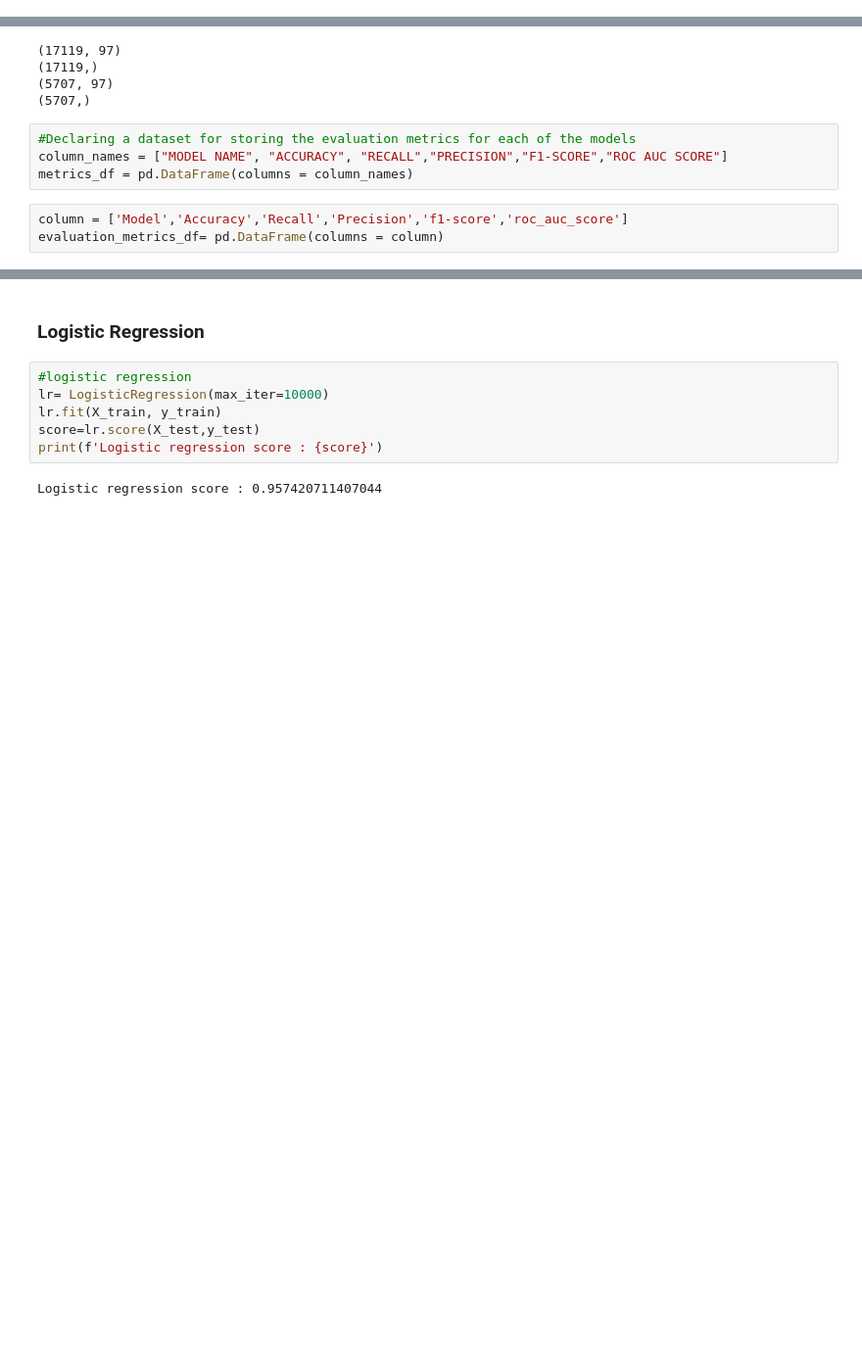
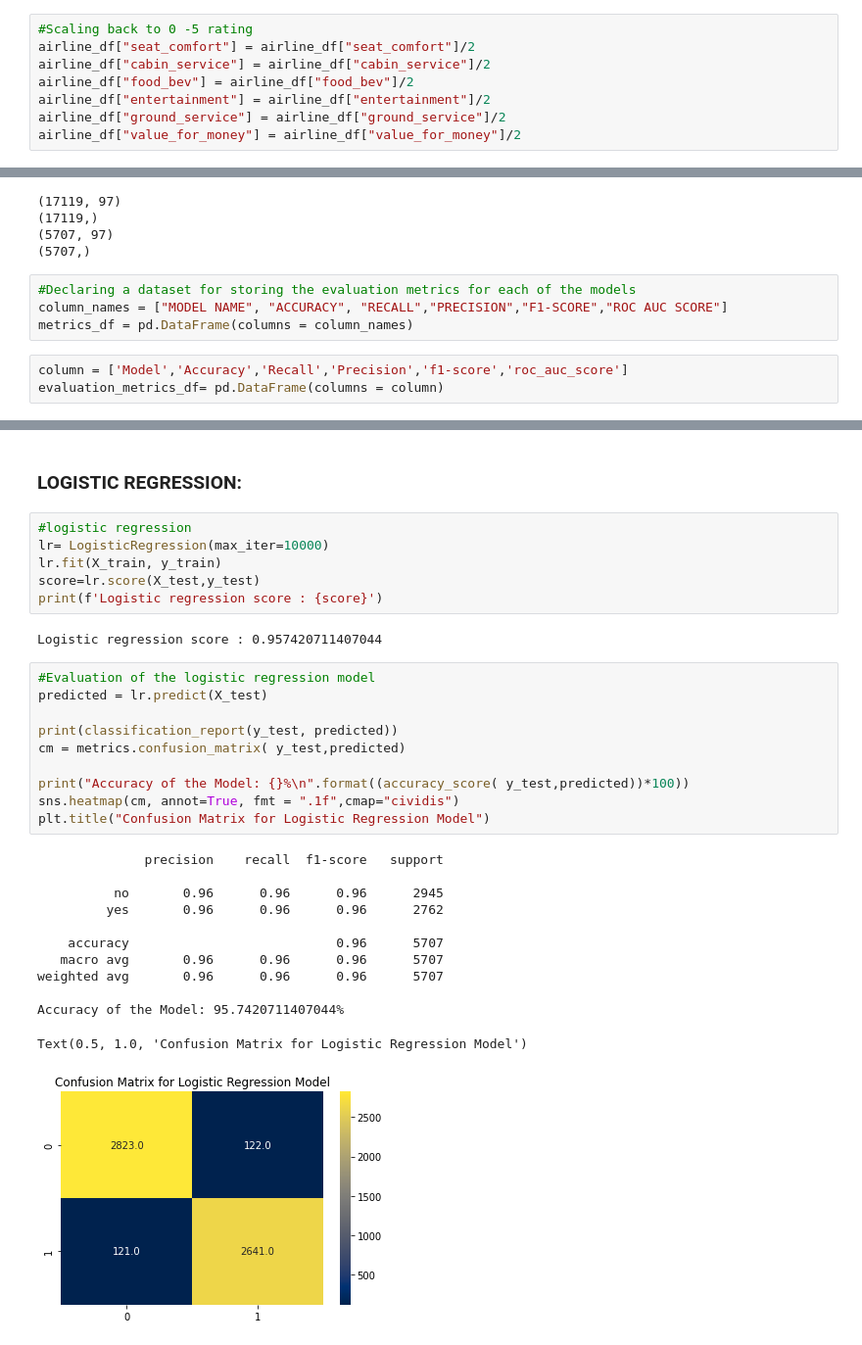
Before and after one commit to paulsoumyadip/airline_referral, a Jupyter notebook: Airline_Passenger_referral_prediction_.ipynb, the cells around one changed output, grey strips where cells are left out. Shown at 98% size. Cells and saved outputs as stored; diff of their text form; blank space fills up the shorter version.

```diff
--- a/Airline_Passenger_referral_prediction_.ipynb
+++ b/Airline_Passenger_referral_prediction_.ipynb
@@ -646,6 +649,14 @@ Index(['overall', 'seat_comfort', 'cabin_service', 'food_bev', 'entertainment',
       dtype='object')
 # %% [markdown]
 # **MODEL IMPLEMENTATION:**
+# %%
+#Scaling back to 0 -5 rating
+airline_df["seat_comfort"] = airline_df["seat_comfort"]/2
+airline_df["cabin_service"] = airline_df["cabin_service"]/2
+airline_df["food_bev"] = airline_df["food_bev"]/2
+airline_df["entertainment"] = airline_df["entertainment"]/2
+airline_df["ground_service"] = airline_df["ground_service"]/2
+airline_df["value_for_money"] = airline_df["value_for_money"]/2
 # %% [markdown]
  *Split into train and test:*
 # %%
@@ -689,5 +702,5 @@ def evaluation_metric(model,y_test,pred_value,metric_df):
-# %% [markdown]
-### Logistic Regression
+# %% [markdown]
+### **LOGISTIC REGRESSION:**
 # %%
 #logistic regression
 lr= LogisticRegression(max_iter=10000)
@@ -696,3 +709,26 @@ score=lr.score(X_test,y_test)
 print(f'Logistic regression score : {score}')
 # %% [output]
 Logistic regression score : 0.957420711407044
+# %%
+#Evaluation of the logistic regression model
+predicted = lr.predict(X_test)
+
+print(classification_report(y_test, predicted))
+cm = metrics.confusion_matrix( y_test,predicted)
+
+print("Accuracy of the Model: {}%\n".format((accuracy_score( y_test,predicted))*100))
+sns.heatmap(cm, annot=True, fmt = ".1f",cmap="cividis")
+plt.title("Confusion Matrix for Logistic Regression Model")
+# %% [output]
+              precision    recall  f1-score   support
+
+          no       0.96      0.96      0.96      2945
+         yes       0.96      0.96      0.96      2762
+
+    accuracy                           0.96      5707
+   macro avg       0.96      0.96      0.96      5707
+weighted avg       0.96      0.96      0.96      5707
+
+Accuracy of the Model: 95.7420711407044%
+Text(0.5, 1.0, 'Confusion Matrix for Logistic Regression Model')
+[figure, added]
```
Also changed, not shown: parts of 51 cells of this notebook.
